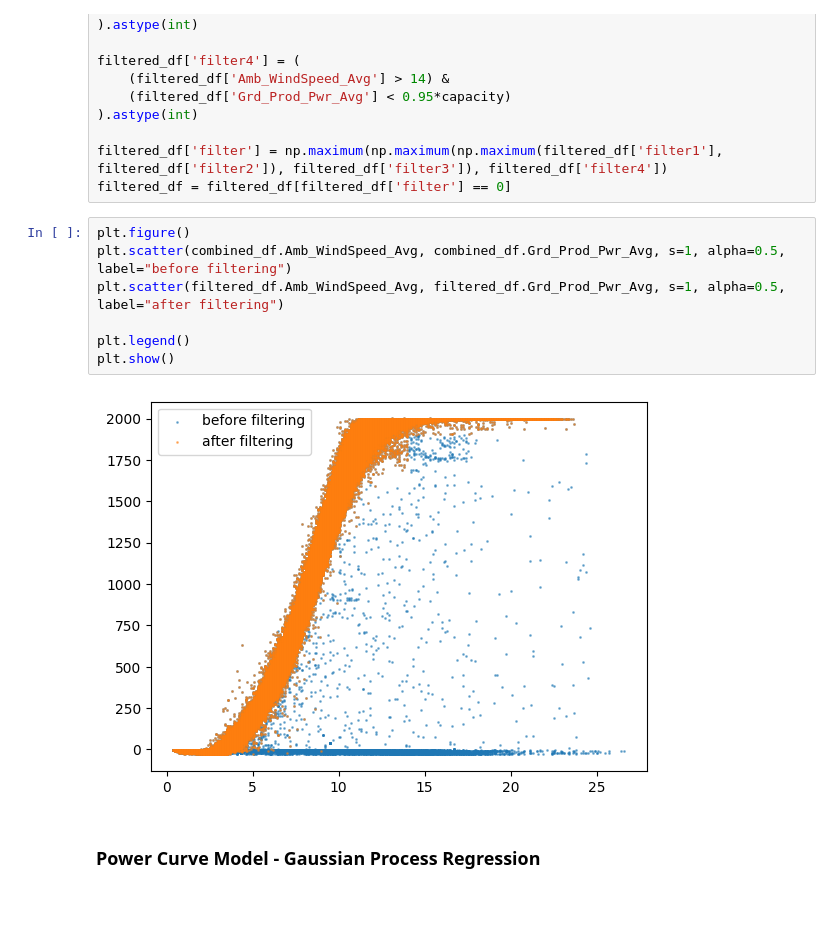
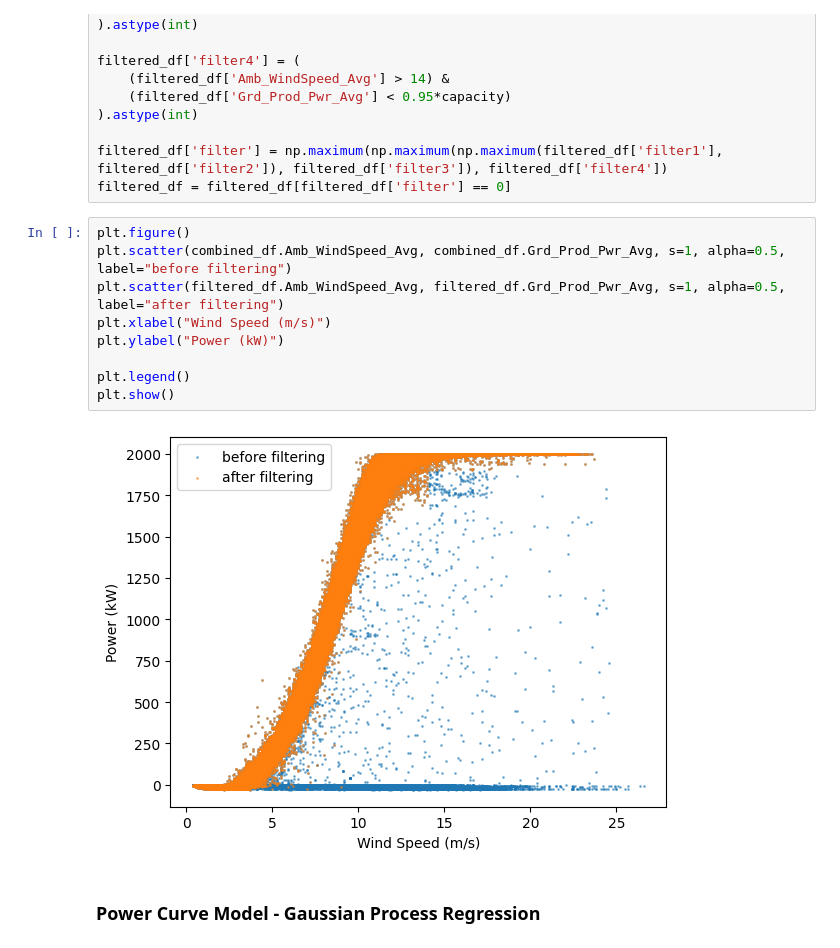
Before and after one commit to smbrealy/onyx_interview, a Jupyter notebook: notebook.ipynb, the cells around one changed output. Saved outputs shown, nothing was run; the diff lists cells and outputs as text; blank space fills up the shorter version.

```diff
--- a/notebook.ipynb
+++ b/notebook.ipynb
@@ -159,12 +169,14 @@ filtered_df = filtered_df[filtered_df['filter'] == 0]
 # %%
 plt.figure()
 plt.scatter(combined_df.Amb_WindSpeed_Avg, combined_df.Grd_Prod_Pwr_Avg, s=1, alpha=0.5, label="before filtering")
 plt.scatter(filtered_df.Amb_WindSpeed_Avg, filtered_df.Grd_Prod_Pwr_Avg, s=1, alpha=0.5, label="after filtering")
+plt.xlabel("Wind Speed (m/s)")
+plt.ylabel("Power (kW)")
 
 plt.legend()
 plt.show()
 # %% [output]
-[figure, old version]
+[figure, new version]
 # %% [markdown]
 ### Power Curve Model - Gaussian Process Regression
 # %%
```
Also changed, not shown: parts of 1 cell of this notebook.
